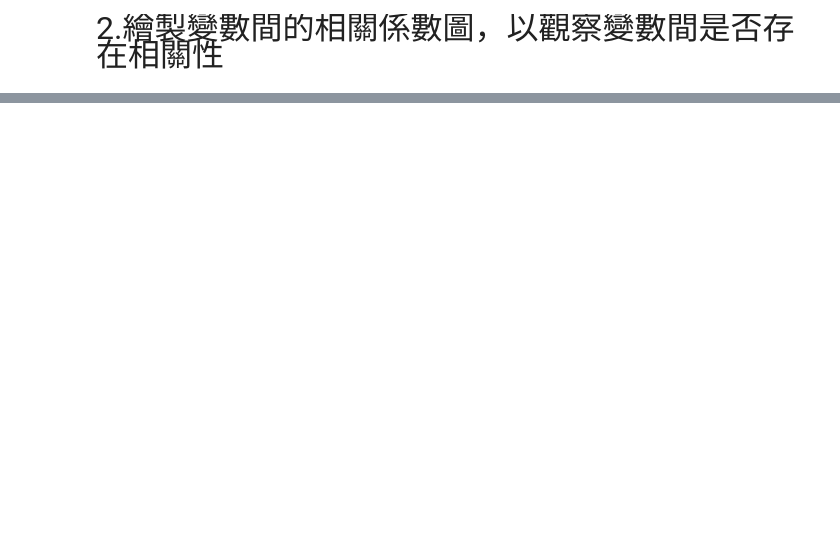
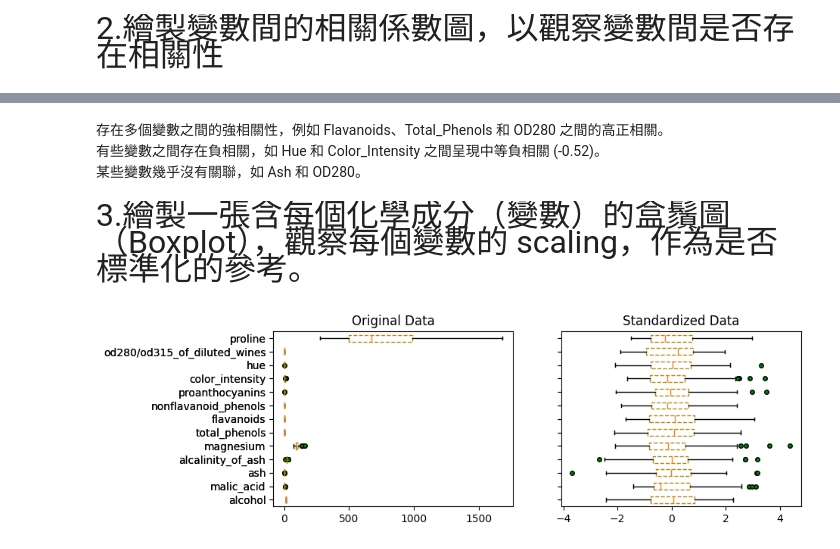
Before and after one commit to TZU-CHI1115/ML711333104, a Jupyter notebook: HW1.ipynb, the cells around one changed output, grey strips where cells are left out. Saved outputs shown, nothing was run; the diff lists cells and outputs as text; code cells hidden in the pictures; blank space fills up the shorter version.

```diff
--- a/HW1.ipynb
+++ b/HW1.ipynb
@@ -81,0 +19,22 @@ Index(['Alcohol', 'Malic_Acid', 'Ash', 'Ash_Alcanity', 'Magnesium',
+# %%
+import pandas as pd
+import numpy as np
+import seaborn as sns
+import matplotlib.pyplot as plt
+from sklearn.datasets import load_wine
+
+# Load the wine dataset from sklearn
+X, y = load_wine(return_X_y=True, as_frame=True)
+labels = X.columns
+# print sample size and number of features
+print(f"Sample size: {X.shape[0]}")
+print(f"Number of features: {X.shape[1]}")
+# print the number of classes
+print(f"Number of classes: {len(np.unique(y))}")
+# print the number of samples per class
+print(f"Number of samples per class: {np.bincount(y)}")
+# print number of missing values
+print(f"Number of missing values: {X.isnull().sum().sum()}")
+X.head()
+# X.info()
+# X.describe()
@@ -107,0 +72,31 @@ plt.show()
+# %% [markdown]
+存在多個變數之間的強相關性，例如 Flavanoids、Total_Phenols 和 OD280 之間的高正相關。\
+有些變數之間存在負相關，如 Hue 和 Color_Intensity 之間呈現中等負相關 (-0.52)。\
+某些變數幾乎沒有關聯，如 Ash 和 OD280。
+# %% [markdown]
+<font size="6">3.繪製一張含每個化學成分（變數）的盒鬚圖（Boxplot），觀察每個變數的 scaling，作為是否標準化的參考。<font>
+# %%
+# Standardize the data
+from sklearn.preprocessing import StandardScaler
+
+scaler = StandardScaler() # create a StandardScaler object
+X_std = scaler.fit_transform(X) # standardize the data
+# X_std = pd.DataFrame(X_std, columns=X.columns) # convert the array to a DataFrame
+# X_std.head()
+# %%
+fig, ax = plt.subplots(1, 2, figsize=(9, 3), sharey = True)
+boxprops = dict(linestyle = '--', linewidth = 1, color = 'darkgoldenrod')
+flierprops = dict(marker='o', markerfacecolor = 'green',
+    markersize = 4, linestyle = 'none')
+
+# two boxplots share the same y-axis
+ax[0].boxplot(X, boxprops = boxprops, flierprops = flierprops, \
+    labels = labels, vert = False)
+ax[0].set_title('Original Data')
+
+ax[1].boxplot(X_std, boxprops = boxprops, flierprops = flierprops, \
+    labels = labels, vert = False)
+ax[1].set_title('Standardized Data')
+plt.show()
+# %% [output]
+[figure, added]
```
Also changed, not shown: parts of 14 cells of this notebook, 1 other file.
